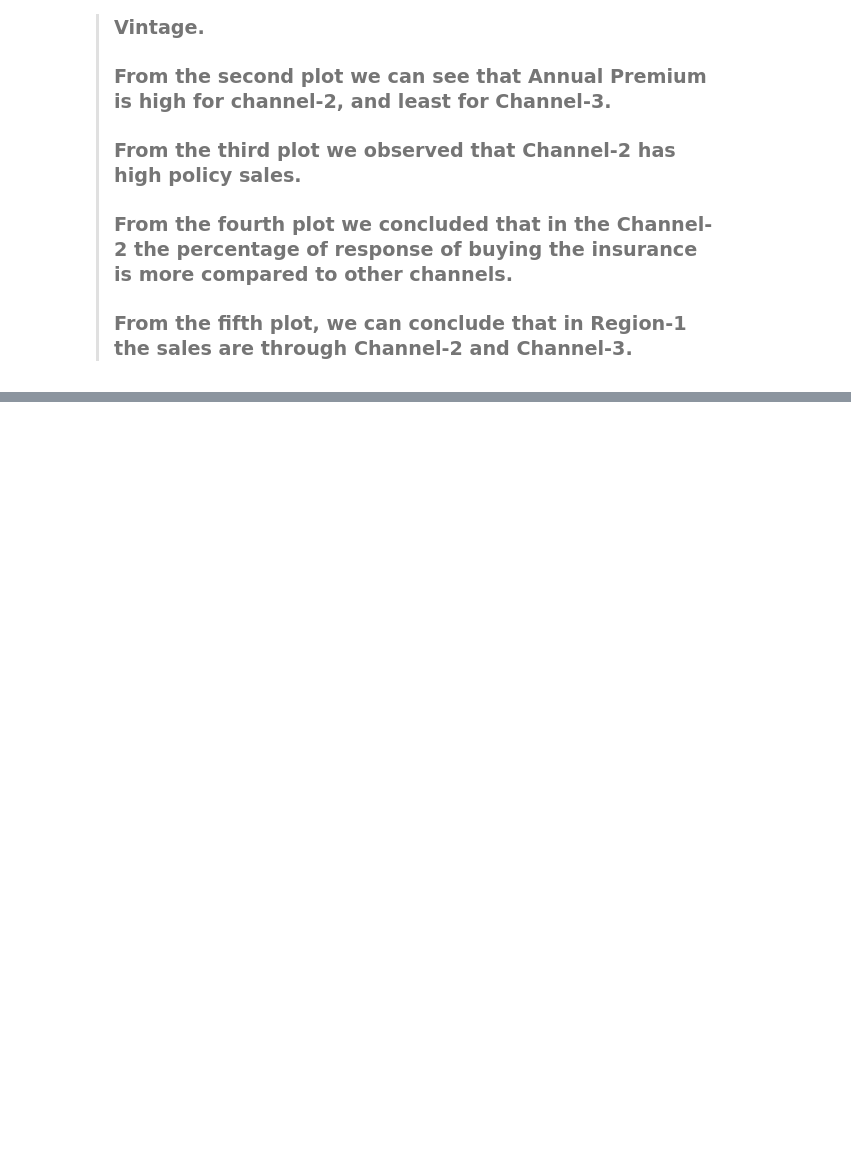
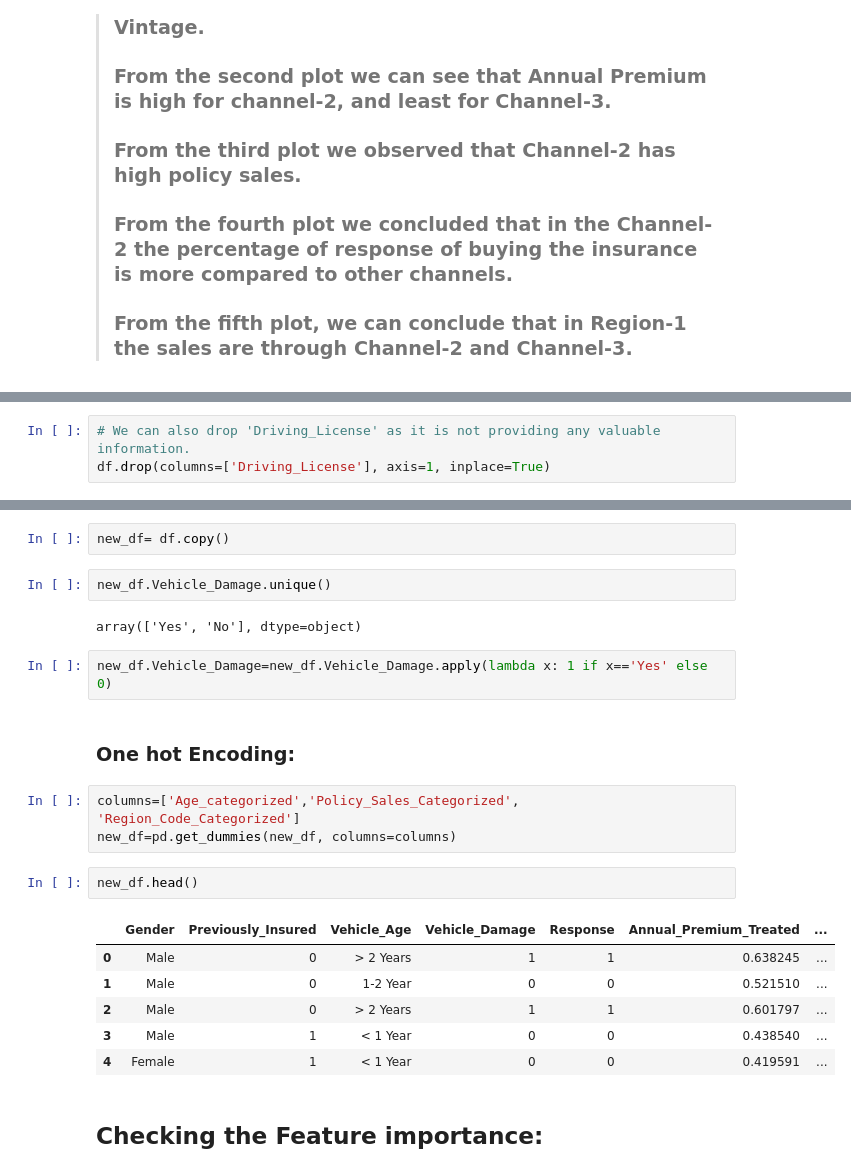
Before and after one commit to diptiranjan1998/Health-Insurance-Cross-Sell-Prediction, a Jupyter notebook: Health_Insurance_Cross_Sell_Prediction.ipynb, the cells around one changed output, grey strips where cells are left out. Drawn from its saved outputs; the diff is of its cells as text; blank space fills up the shorter version.

```diff
--- a/Health_Insurance_Cross_Sell_Prediction.ipynb
+++ b/Health_Insurance_Cross_Sell_Prediction.ipynb
@@ -637,0 +663,3 @@ fig.delaxes(ax[1][2])
+# %%
+# We can also drop 'Driving_License' as it is not providing any valuable information.
+df.drop(columns=['Driving_License'], axis=1, inplace=True)
@@ -637,0 +668,24 @@ fig.delaxes(ax[1][2])
+# %%
+new_df= df.copy()
+# %%
+new_df.Vehicle_Damage.unique()
+# %% [output]
+array(['Yes', 'No'], dtype=object)
+# %%
+new_df.Vehicle_Damage=new_df.Vehicle_Damage.apply(lambda x: 1 if x=='Yes' else 0)
+# %% [markdown]
+### One hot Encoding:
+# %%
+columns=['Age_categorized','Policy_Sales_Categorized', 'Region_Code_Categorized']
+new_df=pd.get_dummies(new_df, columns=columns)
+# %%
+new_df.head()
+# %% [output]
+|  | Gender | Previously_Insured | Vehicle_Age | Vehicle_Damage | Response | Annual_Premium_Treated | ... |
+| 0 | Male | 0 | > 2 Years | 1 | 1 | 0.638245 | ... |
+| 1 | Male | 0 | 1-2 Year | 0 | 0 | 0.521510 | ... |
+| 2 | Male | 0 | > 2 Years | 1 | 1 | 0.601797 | ... |
+| 3 | Male | 1 | < 1 Year | 0 | 0 | 0.438540 | ... |
+| 4 | Female | 1 | < 1 Year | 0 | 0 | 0.419591 | ... |
+# %% [markdown]
+## Checking the Feature importance:
```
Also changed, not shown: parts of 13 cells of this notebook.
